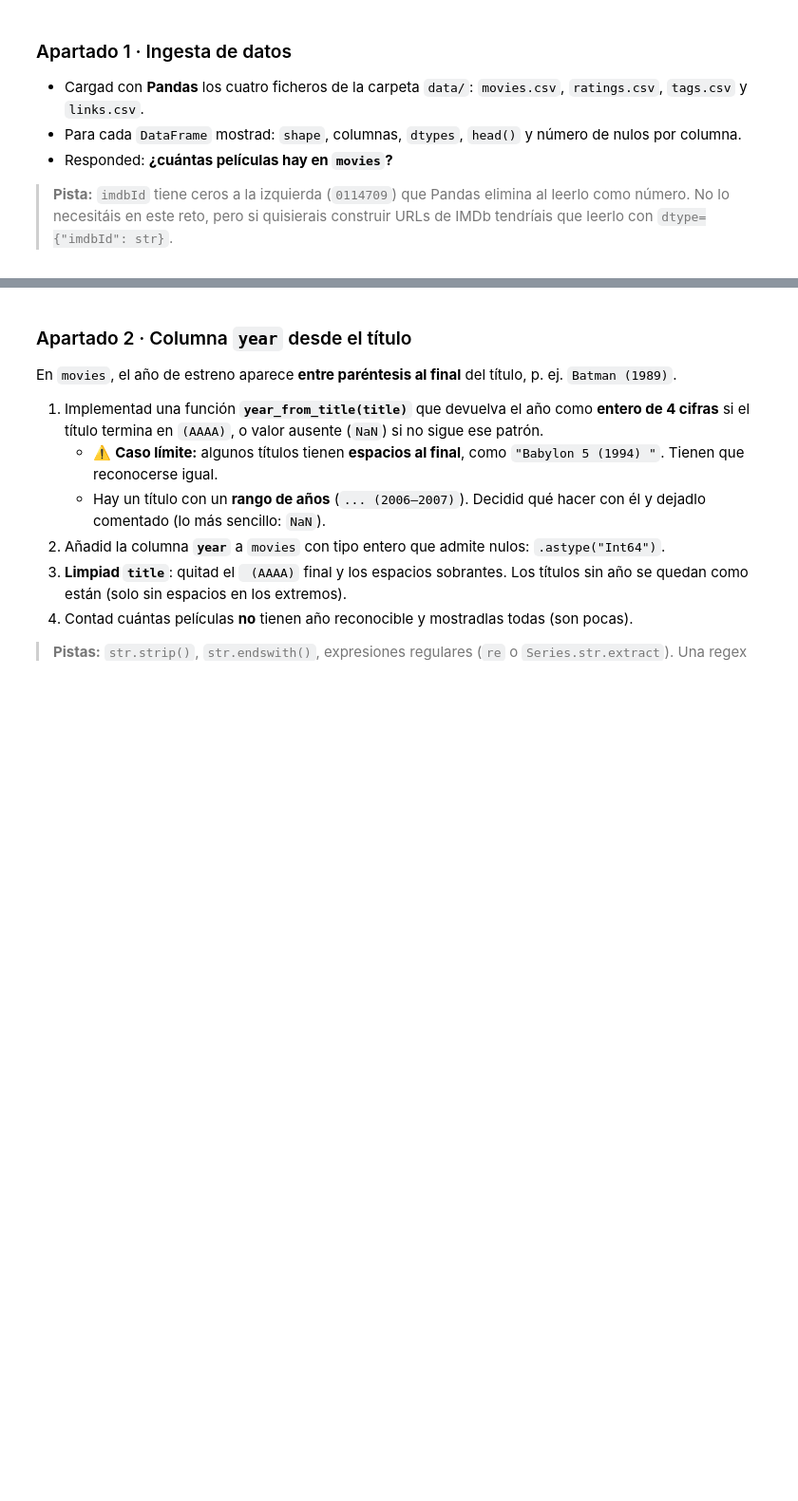
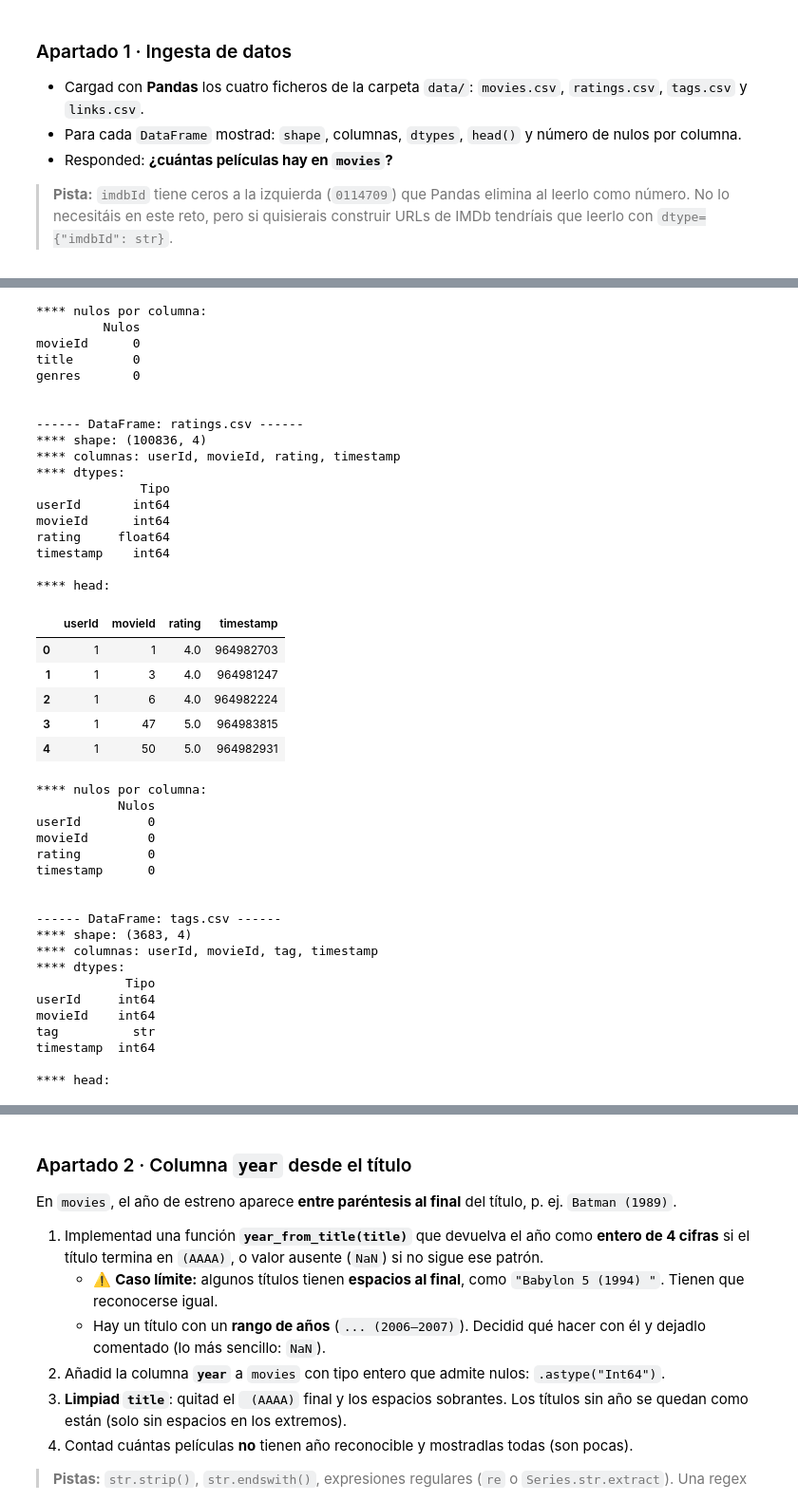
Before and after one commit to susanaferreras/TC01-Catalogo-Peliculas, a Jupyter notebook: notebooks/01_ingesta_limpieza.ipynb, the cells around one changed output, grey strips where cells are left out. Shown at 95% size. Saved outputs shown, nothing was run; the diff lists cells and outputs as text; code cells hidden in the pictures; blank space fills up the shorter version.

```diff
--- a/notebooks/01_ingesta_limpieza.ipynb
+++ b/notebooks/01_ingesta_limpieza.ipynb
@@ -23,3 +23,39 @@ Cargáis los cuatro CSV, los inspeccionáis y creáis la columna `year` a partir
 > **Pista:** `imdbId` tiene ceros a la izquierda (`0114709`) que Pandas elimina al leerlo como número. No lo necesitáis en este reto, pero si quisierais construir URLs de IMDb tendríais que leerlo con `dtype={"imdbId": str}`.
 # %%
 # --- Apartado 1: Ingesta de datos ---
+import pandas as pd
+
+# Definimos una función para mostrar la información que nos piden de cada DF
+def muestra_informacion_df(df: pd.DataFrame):
+    print("\n\n------ DataFrame:", df.attrs["nombre"], "------")
+    print("**** shape:", df.shape)
+    print("**** columnas:", ", ".join(df.columns))
+    print("**** dtypes:")
+    print(df.dtypes.to_frame(name="Tipo"))
+    print("\n**** head:")
+    display(df.head())
+    print("**** nulos por columna:")
+    print(df.isnull().sum().to_frame(name="Nulos"))
+
+# Cargamos los .csv y le damos el nombre del fichero
+df_movies = pd.read_csv("../data/movies.csv")
+df_movies.attrs["nombre"] = "movies.csv"
+
+df_ratings = pd.read_csv("../data/ratings.csv")
+df_ratings.attrs["nombre"] = "ratings.csv"
+
+df_tags = pd.read_csv("../data/tags.csv")
+df_tags.attrs["nombre"] = "tags.csv"
+
+df_links = pd.read_csv("../data/links.csv")
+df_links.attrs["nombre"] = "links.csv"
+
+# Mostramos la información de los df
+muestra_informacion_df(df_movies)
+muestra_informacion_df(df_ratings)
+muestra_informacion_df(df_tags)
+muestra_informacion_df(df_links)
+
+# ¿Cuántas películas hay en movies?
+print("\n\nHay un total de", df_movies["movieId"].count(), "películas en", df_movies.attrs["nombre"])
+# %% [output]
@@ -25,0 +78,43 @@ Cargáis los cuatro CSV, los inspeccionáis y creáis la columna `year` a partir
+**** nulos por columna:
+         Nulos
+movieId      0
+title        0
+genres       0
+
+
+------ DataFrame: ratings.csv ------
+**** shape: (100836, 4)
+**** columnas: userId, movieId, rating, timestamp
+**** dtypes:
+              Tipo
+userId       int64
+movieId      int64
+rating     float64
+timestamp    int64
+
+**** head:
+|  | userId | movieId | rating | timestamp |
+| 0 | 1 | 1 | 4.0 | 964982703 |
+| 1 | 1 | 3 | 4.0 | 964981247 |
+| 2 | 1 | 6 | 4.0 | 964982224 |
+| 3 | 1 | 47 | 5.0 | 964983815 |
+| 4 | 1 | 50 | 5.0 | 964982931 |
+**** nulos por columna:
+           Nulos
+userId         0
+movieId        0
+rating         0
+timestamp      0
+
+
+------ DataFrame: tags.csv ------
+**** shape: (3683, 4)
+**** columnas: userId, movieId, tag, timestamp
+**** dtypes:
+            Tipo
+userId     int64
+movieId    int64
+tag          str
+timestamp  int64
+
+**** head:
```
Also changed, not shown: parts of 1 cell of this notebook.
